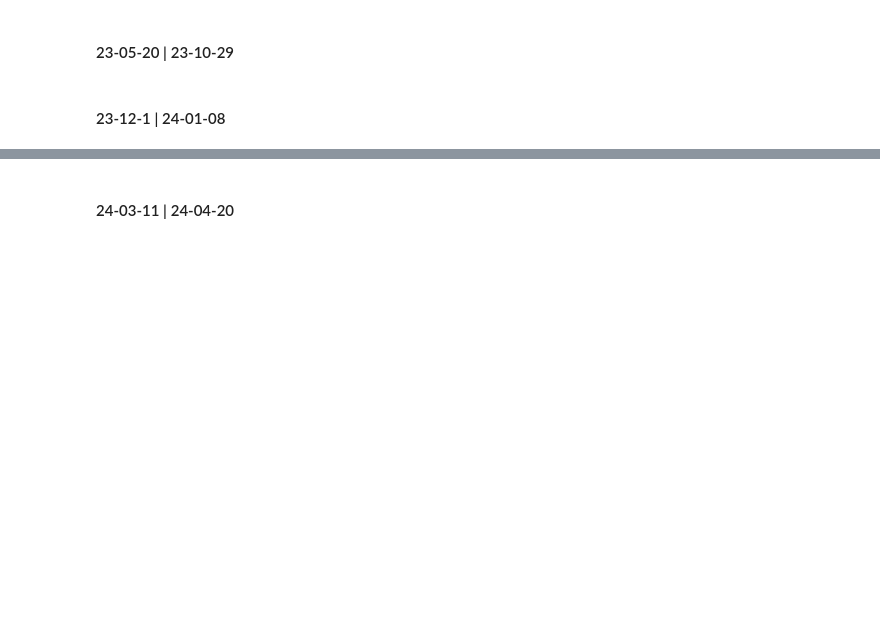
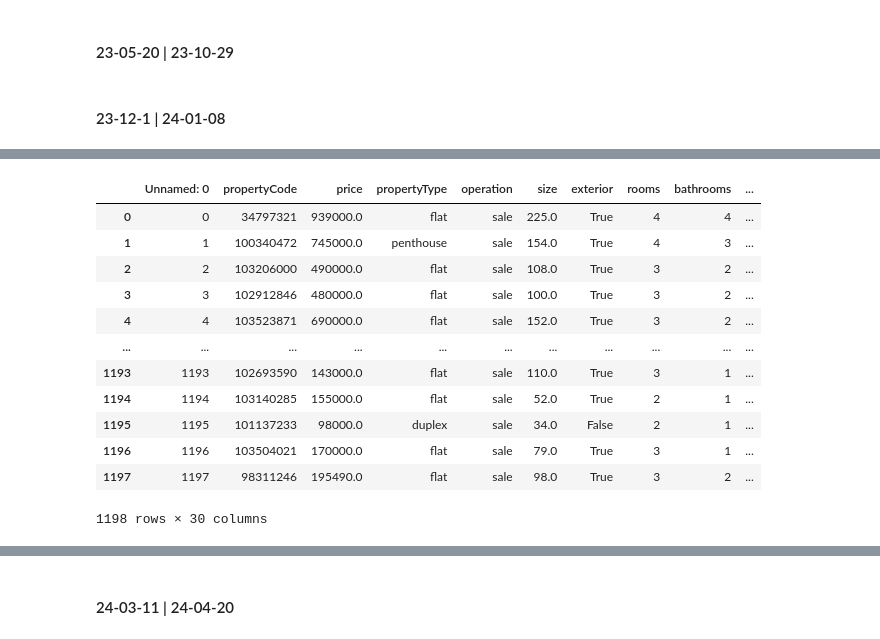
Before and after one commit to asgr29/EDA_Inmuebles_Idealista, a Jupyter notebook: src/notebooks/notebook-eda.ipynb, the cells around one changed output, grey strips where cells are left out. Drawn from its saved outputs; the diff is of its cells as text; code cells hidden in the pictures; blank space fills up the shorter version.

Commit message:
añadir archivo

```diff
--- a/src/notebooks/notebook-eda.ipynb
+++ b/src/notebooks/notebook-eda.ipynb
@@ -108,0 +215,11 @@ Name: count, dtype: int64
+# %%
+archivo = f"{path}/23-12-1/Listado.txt"
+
+with open(archivo, "r", encoding="utf-8") as f:
+    contenido = f.read()
+
+data = json.loads(contenido) # Convertir el texto a objeto Python (lista de diccionarios)
+
+df_listado_23_12_1 = pd.DataFrame(data)
+
+df_listado_23_12_1
@@ -108,0 +260,17 @@ Name: count, dtype: int64
+# %%
+df_2024_01_08 = pd.read_csv(f"{path}/24-01-08/DatosDescarga.csv")
+df_2024_01_08
+# %% [output]
+|  | Unnamed: 0 | propertyCode | price | propertyType | operation | size | exterior | rooms | bathrooms | ... |
+| 0 | 0 | 34797321 | 939000.0 | flat | sale | 225.0 | True | 4 | 4 | ... |
+| 1 | 1 | 100340472 | 745000.0 | penthouse | sale | 154.0 | True | 4 | 3 | ... |
+| 2 | 2 | 103206000 | 490000.0 | flat | sale | 108.0 | True | 3 | 2 | ... |
+| 3 | 3 | 102912846 | 480000.0 | flat | sale | 100.0 | True | 3 | 2 | ... |
+| 4 | 4 | 103523871 | 690000.0 | flat | sale | 152.0 | True | 3 | 2 | ... |
+| ... | ... | ... | ... | ... | ... | ... | ... | ... | ... | ... |
+| 1193 | 1193 | 102693590 | 143000.0 | flat | sale | 110.0 | True | 3 | 1 | ... |
+| 1194 | 1194 | 103140285 | 155000.0 | flat | sale | 52.0 | True | 2 | 1 | ... |
+| 1195 | 1195 | 101137233 | 98000.0 | duplex | sale | 34.0 | False | 2 | 1 | ... |
+| 1196 | 1196 | 103504021 | 170000.0 | flat | sale | 79.0 | True | 3 | 1 | ... |
+| 1197 | 1197 | 98311246 | 195490.0 | flat | sale | 98.0 | True | 3 | 2 | ... |
+1198 rows × 30 columns
```
Also changed, not shown: parts of 12 cells of this notebook.
